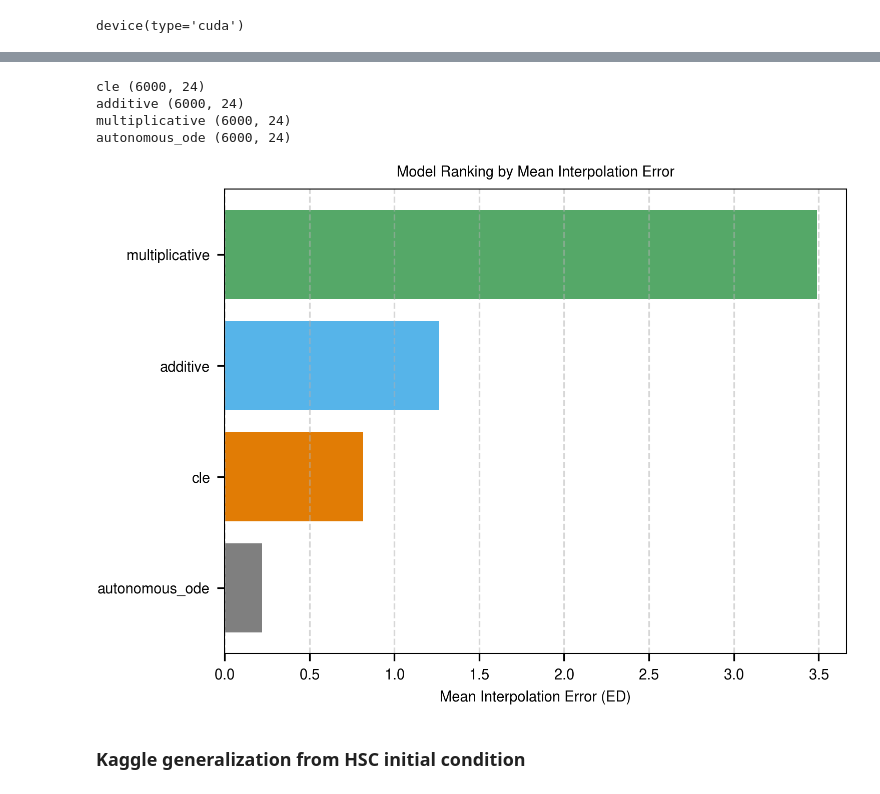
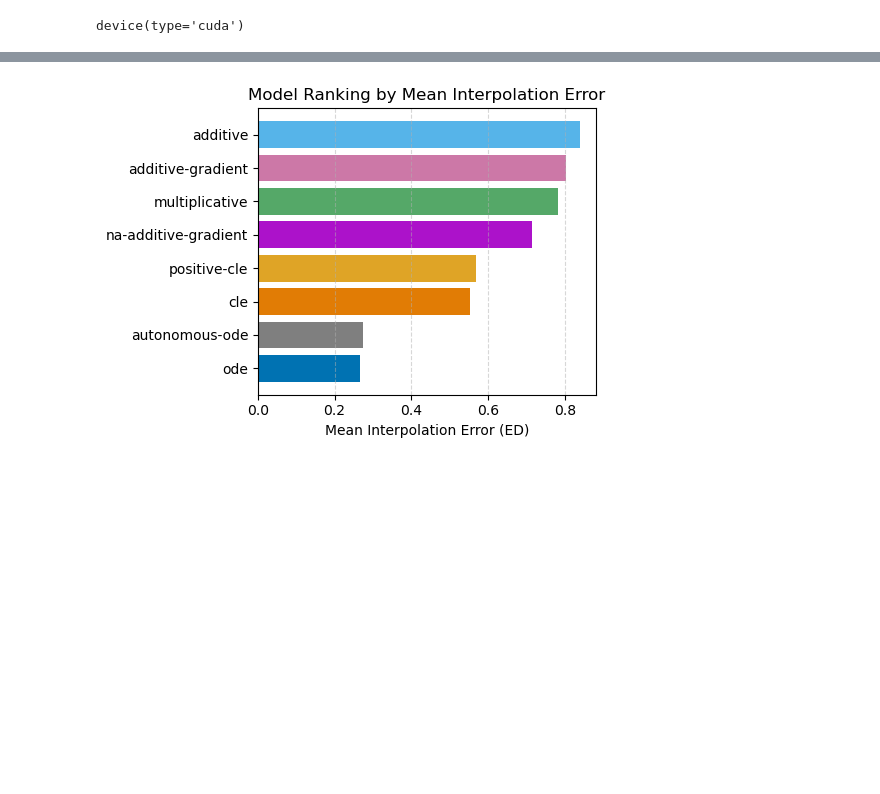
Before and after one commit to vchz/pfi, a Jupyter notebook: examples/hsc_generalization_sample.ipynb, the cells around one changed output, grey strips where cells are left out. Cells and saved outputs as stored; diff of their text form; code cells hidden in the pictures; blank space fills up the shorter version.

```diff
--- a/examples/hsc_generalization_sample.ipynb
+++ b/examples/hsc_generalization_sample.ipynb
@@ -23,17 +19,18 @@ torch.manual_seed(seed)
 
 nsamples = 6000
 
-path = '/mnt/home/vchardes/ceph/datasets/HSC_data/10XChromiumV3_10.1038_s41467-021-27159-x_10.5281_zenodo.5291737_exvivo.h5ad'
 genes = ['gata1','fli1','klf1','gata2','gfi1','gfi1b','runx1','tal1','jun','spi1','zfpm1','lmo2','etv6','erg','cebpa',\
-         'meis1','sall4','myc','foxo3','zbtb7a','nanog','nfe2','stat3','mef2c']
+         'meis1','sall4','myc','foxo3','zbtb7a', 'nfe2','stat3','mef2c'] #'nanog',
 
 samples, times, ind_array, cell_types = load_data(
-    path=path,
+    "natcomm",
     nsamples=nsamples,
     genes=genes,
     time_key='day',
     cell_type_key='cell_type',
     seed=seed,
+    max_tot_counts=200,
+    normalize=False,
 )
 
 X = X_from_snapshots([samples[k] for k in range(samples.shape[0])], times)
@@ -127,47 +163,61 @@ for model_name, reg in flow_regs.items():
         dt=0.005,
         pos=True,
     )
-    print(model_name, gen_natcomm_last[model_name].shape)
+
+t_ex = np.sort(np.unique(X[:, -1]))
+t0 = t_ex[0]
+X0 = X[np.isclose(X[:, -1], t0)]
+
+# Precompute predictions per method/time
+pred_by_model = {m: [] for m in flow_regs.keys()}
+for model_name, reg in flow_regs.items():
+    for k, tk in enumerate(t_ex):
+        if k == 0:
+            gen = X0[:, :ndim]
+        else:
+            dtk = float(tk - t0)
+            gen = reg.sample(X0, Dt=dtk, stoch=True, dt=0.005, pos=True)
+        pred_by_model[model_name].append(gen[:, gata1_idx])
-# %% [output]
-cle (6000, 24)
-additive (6000, 24)
-multiplicative (6000, 24)
-autonomous_ode (6000, 24)
 # %%
 # Stochastic interpolation
 import matplotlib.pyplot as plt
 
 t_ex = np.sort(np.unique(X[:, -1]))
 t0_ex = t_ex[0]
 X0_ex = X[np.isclose(X[:, -1], t0_ex)]
 interp_errors = {}
 for name, reg in flow_regs.items():
     ed = []
     for ty in t_ex[1:]:
         y_t = X[np.isclose(X[:, -1], ty)]
-        ed.append(reg.score(X0_ex, y_t, stoch=True, dt=1e-2)[0])
+        ed.append(reg.score(X0_ex, y_t, stoch=True, pos=True, dt=5e-3)[0])
     interp_errors[name] = np.asarray(ed)
 
 mean_interp_errors = {name: float(np.mean(ed)) for name, ed in interp_errors.items()}
 
 sorted_items = sorted(mean_interp_errors.items(), key=lambda x: x[1])
 methods_sorted, means_sorted = zip(*sorted_items)
-
 base_colors = {
     'cle': '#E17C05',
     'additive': '#56B4E9',
     'multiplicative': '#55A868',
+    'autonomous-ode': '#7F7F7F',
+    'ode': '#0072B2',
+    'additive-gradient': '#CC78A7',
+    'positive-cle': "#DFA426",
+    'na-additive-gradient': "#AC12CA",
+    'trajnet+': "#3200BB",
+    'prescient+': "#26DF9281",
 }
+
 colors_sorted = [base_colors.get(m, '#7F7F7F') for m in methods_sorted]
 
 fig, ax = plt.subplots(figsize=(5.2, 3.8))
 ax.barh(methods_sorted, means_sorted, color=colors_sorted)
 ax.set_xlabel('Mean Interpolation Error (ED)')
 ax.set_title('Model Ranking by Mean Interpolation Error')
 ax.grid(axis='x', linestyle='--', alpha=0.5)
 plt.tight_layout()
 plt.show()
 # %% [output]
-[figure, old version]
+[figure, new version]
-# %% [markdown]
-### Kaggle generalization from HSC initial condition
```
Also changed, not shown: parts of 10 cells of this notebook, 40 other files.
